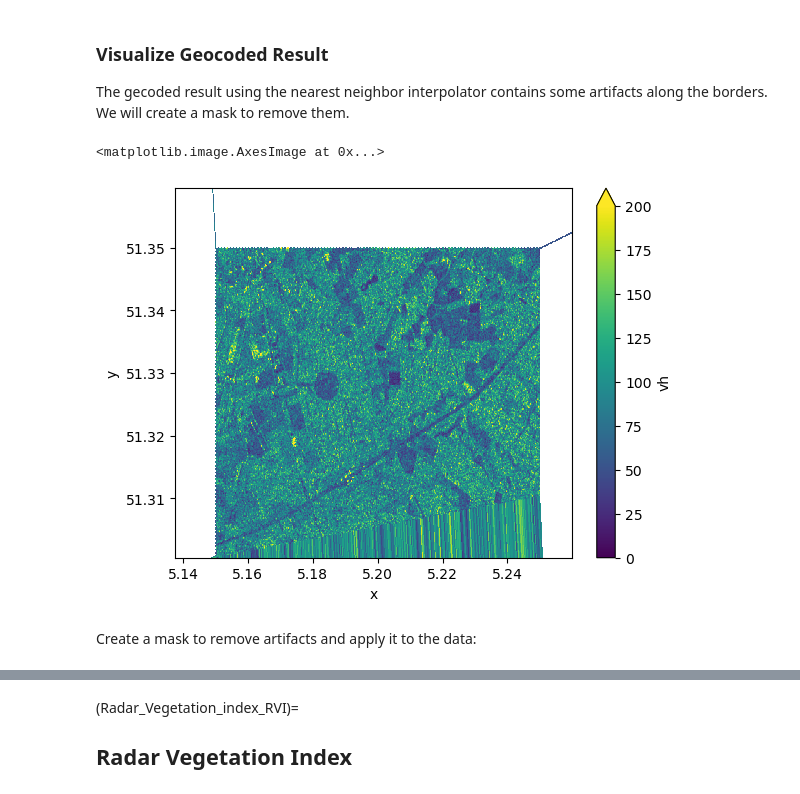
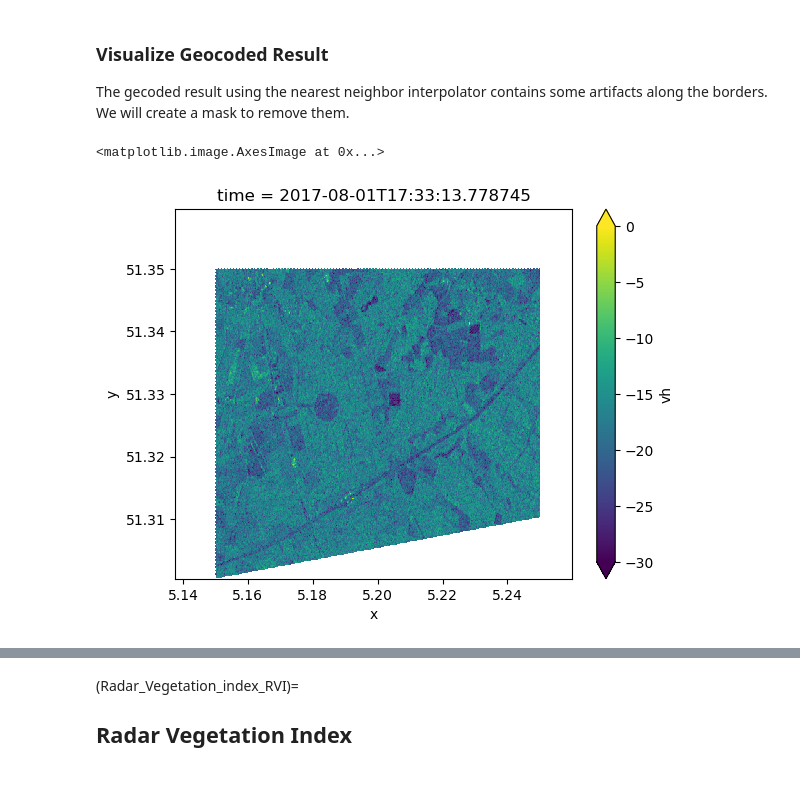
Before and after one commit to tinaok/eopf-sample-notebooks, a Jupyter notebook: notebooks/Sentinel-1/radar_vegetation_index.ipynb, the cells around one changed output, grey strips where cells are left out. Drawn from its saved outputs; the diff is of its cells as text; code cells hidden in the pictures.

```diff
--- a/notebooks/Sentinel-1/radar_vegetation_index.ipynb
+++ b/notebooks/Sentinel-1/radar_vegetation_index.ipynb
@@ -321,8 +275,8 @@ def build_slice(shape, idx, offset=2):
     list of slice
         A list containing two slice objects for each dimension.
     """
-    i0 = int(idx[0].item())
-    i1 = int(idx[1].item())
+    i0 = int(min(idx[0]))
+    i1 = int(max(idx[1]))
 
     def clamp_slice(i, dim_size):
         start = max(0, i - offset)
@@ -335,19 +289,19 @@ We now perform the more efficient spatial slicing:
 # %%
 %%time
 
-grd_vh = dt[group_VH].measurements.to_dataset().rename({"grd":"vh"})
-
-gcps = dt[group_VH].conditions.gcp.to_dataset()[["latitude","longitude"]]
+gcps = dt[group_VH].conditions.gcp.to_dataset()[["latitude", "longitude"]]
 mask = (
     (gcps.latitude < bbox[3])
     & (gcps.latitude > bbox[1])
     & (gcps.longitude < bbox[2])
     & (gcps.longitude > bbox[0])
 )
-idx = np.where(mask==1)
-azimuth_time_slice, ground_range_slice = build_slice(mask.shape,idx)
+idx = np.where(mask == 1)
+azimuth_time_slice, ground_range_slice = build_slice(mask.shape, idx)
 
-gcps_crop = gcps.isel(dict(azimuth_time=azimuth_time_slice,ground_range=ground_range_slice))
+gcps_crop = gcps.isel(
+    dict(azimuth_time=azimuth_time_slice, ground_range=ground_range_slice)
+)
 
 azimuth_time_min = gcps_crop.azimuth_time.min().values
 azimuth_time_max = gcps_crop.azimuth_time.max().values
@@ -355,7 +309,12 @@ azimuth_time_max = gcps_crop.azimuth_time.max().values
 ground_range_min = gcps_crop.ground_range.min().values
 ground_range_max = gcps_crop.ground_range.max().values
 
-grd_crop = grd.sel(dict(azimuth_time=slice(azimuth_time_min,azimuth_time_max),ground_range=slice(ground_range_min,ground_range_max)))
+grd_crop = grd.sel(
+    dict(
+        azimuth_time=slice(azimuth_time_min, azimuth_time_max),
+        ground_range=slice(ground_range_min, ground_range_max),
+    )
+)
 
 gcps_crop_interp = gcps_crop.interp_like(grd_crop)
 grd_crop = grd_crop.assign_coords(
@@ -424,3 +388,8 @@ measurement data set for GRD IW
+# %%
+sigma_lut = dt[group_VH].quality.calibration.sigma_nought.interp_like(grd_crop)
+amplitude = grd_crop / sigma_lut
+intensity = abs(amplitude) ** 2
+grd_sigma_db = 10.0 * np.log10(intensity)
 # %% [markdown]
 (Geocoding_RVI)=
 ## Geocoding
@@ -456,10 +425,14 @@ def create_regular_grid(min_x, max_x, min_y, max_y, spatialres):
 
     # Compute grid centers (half-pixel offset)
     half_pixel = spatialres / 2.0
-    x_regular = np.linspace(min_x + half_pixel, max_x - half_pixel, width, dtype=np.float32)
-    y_regular = np.linspace(min_y + half_pixel, max_y - half_pixel, height, dtype=np.float32)
+    x_regular = np.linspace(
+        min_x + half_pixel, max_x - half_pixel, width, dtype=np.float32
+    )
+    y_regular = np.linspace(
+        min_y + half_pixel, max_y - half_pixel, height, dtype=np.float32
+    )
 
-    grid_x_regular, grid_y_regular = np.meshgrid(x_regular,y_regular)
+    grid_x_regular, grid_y_regular = np.meshgrid(x_regular, y_regular)
 
     return grid_x_regular, grid_y_regular
 # %% [markdown]
@@ -509,9 +513,7 @@ Wall time: 4.06 s
 
 The gecoded result using the nearest neighbor interpolator contains some artifacts along the borders. We will create a mask to remove them.
 # %%
-ds.vh.plot.imshow(vmin=0,vmax=200)
+ds.vh[0].plot.imshow(vmin=-30, vmax=0)
 # %% [output]
 <matplotlib.image.AxesImage at 0x...>
-[figure, old version]
+[figure, new version]
-# %% [markdown]
-Create a mask to remove artifacts and apply it to the data:
```
Also changed, not shown: parts of 135 cells of this notebook.
